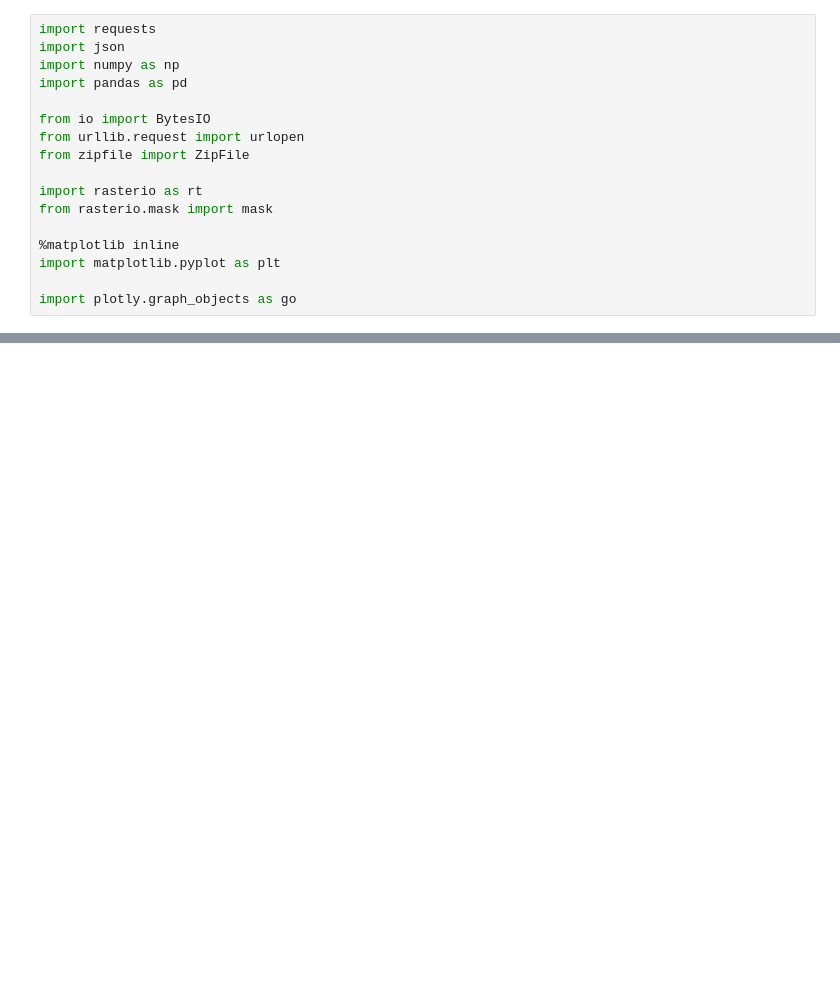
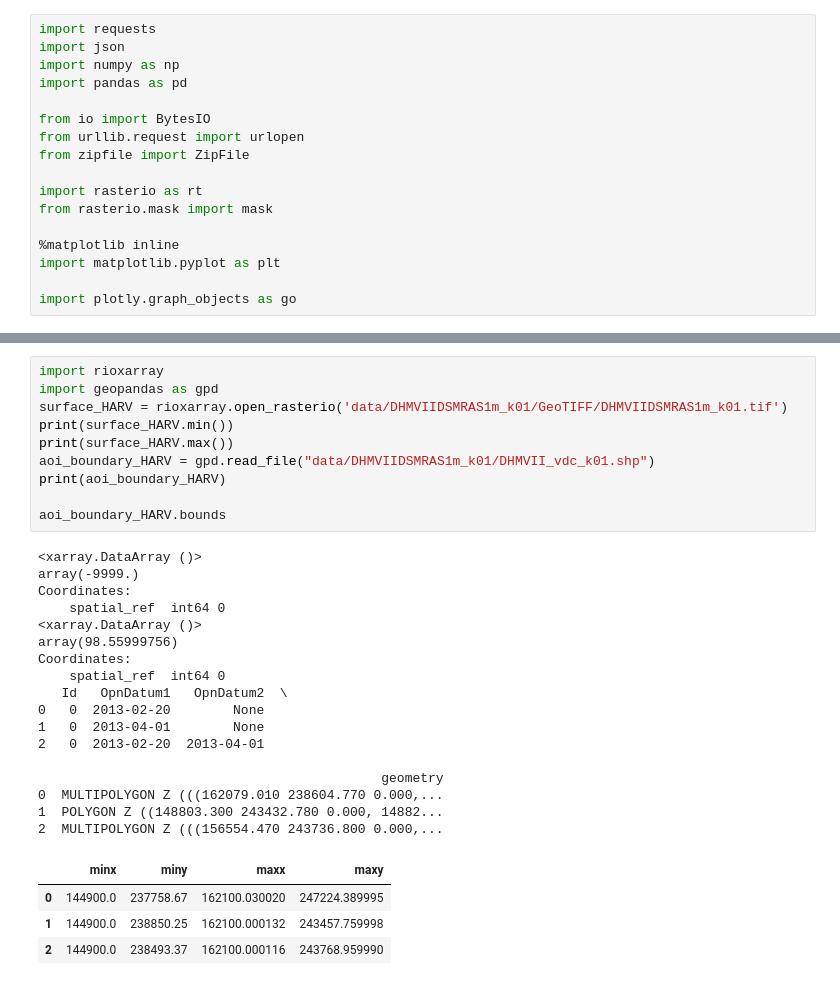
Before and after one commit to PhilippeJanssens/3D_houses, a Jupyter notebook: 3D houses code 3.ipynb, the cells around one changed output, grey strips where cells are left out. Saved outputs shown, nothing was run; the diff lists cells and outputs as text; blank space fills up the shorter version.

```diff
--- a/3D houses code 3.ipynb
+++ b/3D houses code 3.ipynb
@@ -41,0 +111,32 @@ NameError: name 'get_data' is not defined
+# %%
+import rioxarray
+import geopandas as gpd
+surface_HARV = rioxarray.open_rasterio('data/DHMVIIDSMRAS1m_k01/GeoTIFF/DHMVIIDSMRAS1m_k01.tif')
+print(surface_HARV.min())
+print(surface_HARV.max())
+aoi_boundary_HARV = gpd.read_file("data/DHMVIIDSMRAS1m_k01/DHMVII_vdc_k01.shp")
+print(aoi_boundary_HARV)
+
+aoi_boundary_HARV.bounds
+# %% [output]
+<xarray.DataArray ()>
+array(-9999.)
+Coordinates:
+    spatial_ref  int64 0
+<xarray.DataArray ()>
+array(98.55999756)
+Coordinates:
+    spatial_ref  int64 0
+   Id   OpnDatum1   OpnDatum2  \
+0   0  2013-02-20        None
+1   0  2013-04-01        None
+2   0  2013-02-20  2013-04-01
+
+                                            geometry
+0  MULTIPOLYGON Z (((162079.010 238604.770 0.000,...
+1  POLYGON Z ((148803.300 243432.780 0.000, 14882...
+2  MULTIPOLYGON Z (((156554.470 243736.800 0.000,...
+|  | minx | miny | maxx | maxy |
+| 0 | 144900.0 | 237758.67 | 162100.030020 | 247224.389995 |
+| 1 | 144900.0 | 238850.25 | 162100.000132 | 243457.759998 |
+| 2 | 144900.0 | 238493.37 | 162100.000116 | 243768.959990 |
```
Also changed, not shown: parts of 17 cells of this notebook, 6 other files.
